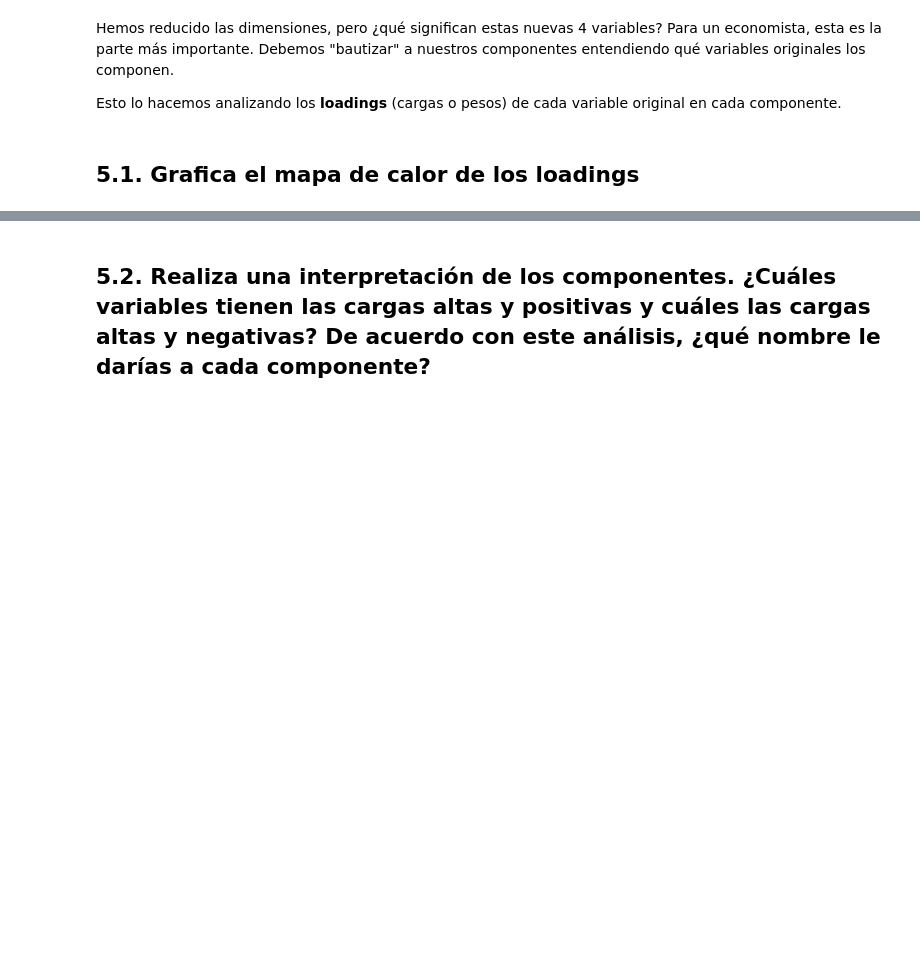
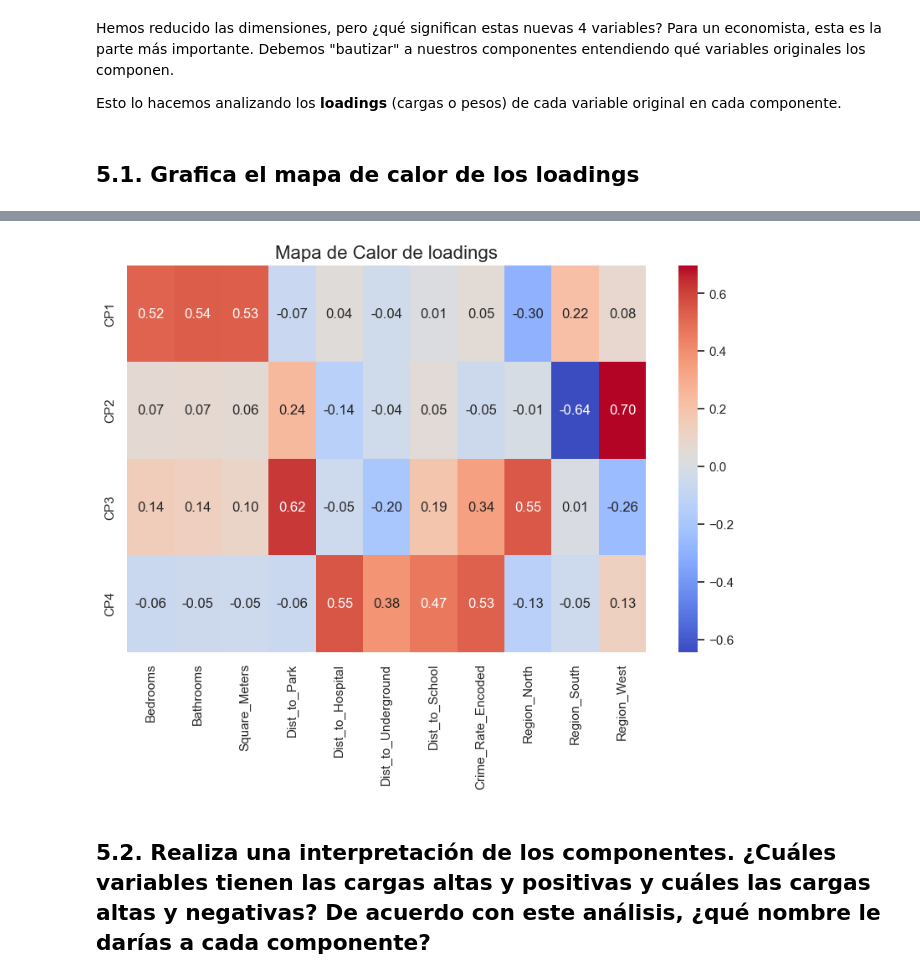
Before and after one commit to ferneyreina19/2025-segundo-semestre-ia-economia, a Jupyter notebook: clases/4_Aprendizaje_no_supervisado/3_Taller_PCA.ipynb, the cells around one changed output, grey strips where cells are left out. Cells and saved outputs as stored; diff of their text form; code cells hidden in the pictures; blank space fills up the shorter version.

```diff
--- a/clases/4_Aprendizaje_no_supervisado/3_Taller_PCA.ipynb
+++ b/clases/4_Aprendizaje_no_supervisado/3_Taller_PCA.ipynb
@@ -143,0 +278,7 @@ Corre PCA de nuevo, pero esta vez especificando que queremos quedarnos con 4 com
+# %%
+### TU CÓDIGO AQUÍ ###
+pca_2 = PCA(n_components=4)
+x_pca_2 = pca_2.fit_transform(X_scaled)
+
+print('Dimensiones originales de los datos:', X_scaled.shape)
+print('Dimensiones de los datos reducidos:', x_pca_2.shape)
@@ -151,0 +318,6 @@ Esto lo hacemos analizando los **loadings** (cargas o pesos) de cada variable or
+# %%
+### TU CÓDIGO AQUÍ ###
+df_crimen_loadings = pd.DataFrame(pca_2.components_,
+                                  columns=features,
+                                  index=['CP1', 'CP2', 'CP3', 'CP4'])
+df_crimen_loadings
@@ -152,2 +330,9 @@ Esto lo hacemos analizando los **loadings** (cargas o pesos) de cada variable or
+# %%
+plt.figure(figsize=(10, 6))
+sns.heatmap(df_crimen_loadings, annot=True, cmap='coolwarm', fmt='.2f')
+plt.title('Mapa de Calor de loadings', fontsize=16)
+plt.show()
+# %% [output]
+[figure, added]
 # %% [markdown]
 ## 5.2. Realiza una interpretación de los componentes. ¿Cuáles variables tienen las cargas altas y positivas y cuáles las cargas altas y negativas? De acuerdo con este análisis, ¿qué nombre le darías a cada componente?
```
Also changed, not shown: parts of 27 cells of this notebook, 1 other file.
